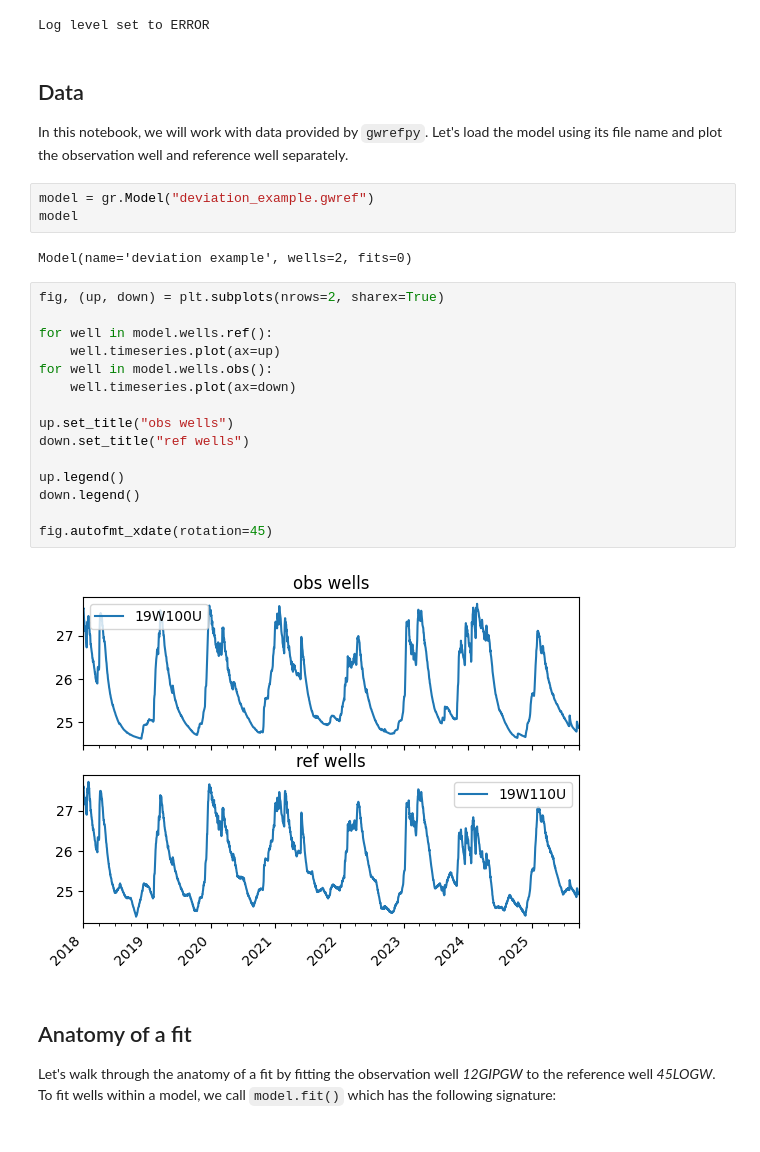
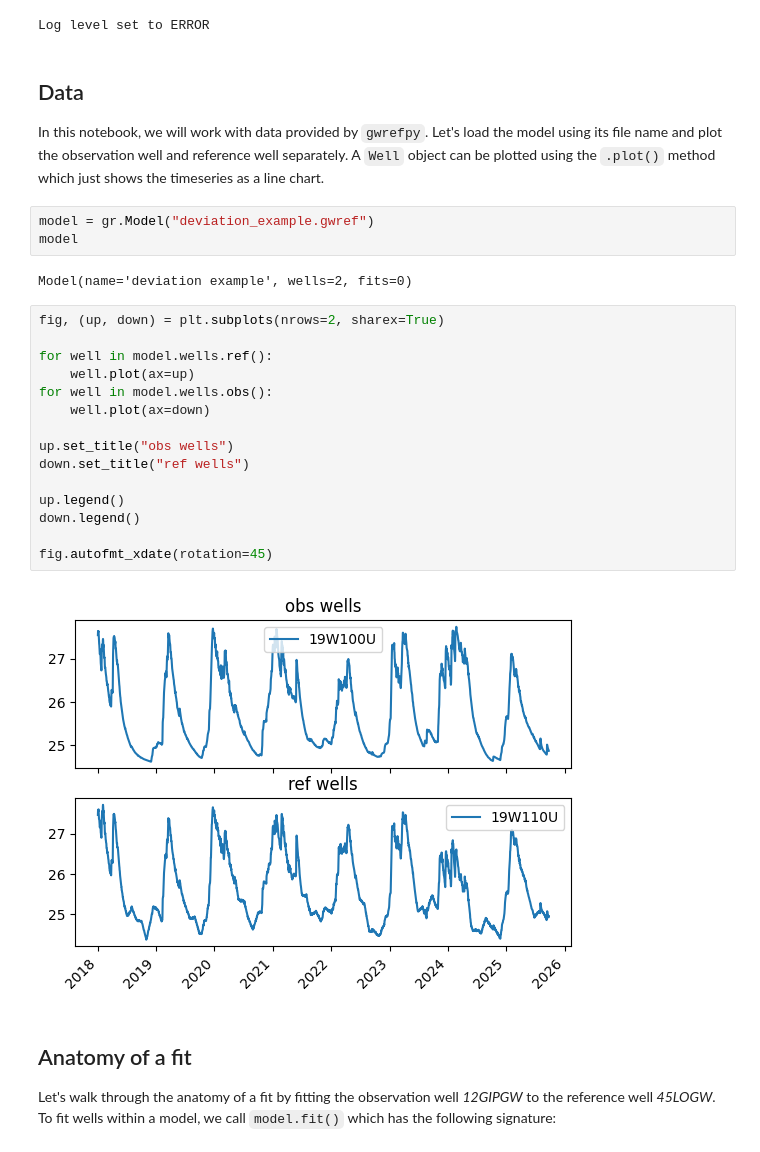
Before and after one commit to sgfsweden/gwrefpy, a Jupyter notebook: docs/user_guide/2_fitting_wells.ipynb, the cells around one changed output. Saved outputs shown, nothing was run; the diff lists cells and outputs as text.

```diff
--- a/docs/user_guide/2_fitting_wells.ipynb
+++ b/docs/user_guide/2_fitting_wells.ipynb
@@ -25,7 +25,7 @@ Log level set to ERROR
 # %% [markdown]
 ## Data
 
-In this notebook, we will work with data provided by `gwrefpy`. Let's load the model using its file name and plot the observation well and reference well separately.
+In this notebook, we will work with data provided by `gwrefpy`. Let's load the model using its file name and plot the observation well and reference well separately. A `Well` object can be plotted using the `.plot()` method which just shows the timeseries as a line chart.
 # %%
 model = gr.Model("deviation_example.gwref")
 model
@@ -34,20 +34,20 @@ Model(name='deviation example', wells=2, fits=0)
 # %%
 fig, (up, down) = plt.subplots(nrows=2, sharex=True)
 
 for well in model.wells.ref():
-    well.timeseries.plot(ax=up)
+    well.plot(ax=up)
 for well in model.wells.obs():
-    well.timeseries.plot(ax=down)
+    well.plot(ax=down)
 
 up.set_title("obs wells")
 down.set_title("ref wells")
 
 up.legend()
 down.legend()
 
 fig.autofmt_xdate(rotation=45)
 # %% [output]
-[figure, old version]
+[figure, new version]
 # %% [markdown]
 ## Anatomy of a fit
 
```
Also changed, not shown: parts of 12 cells of this notebook.
